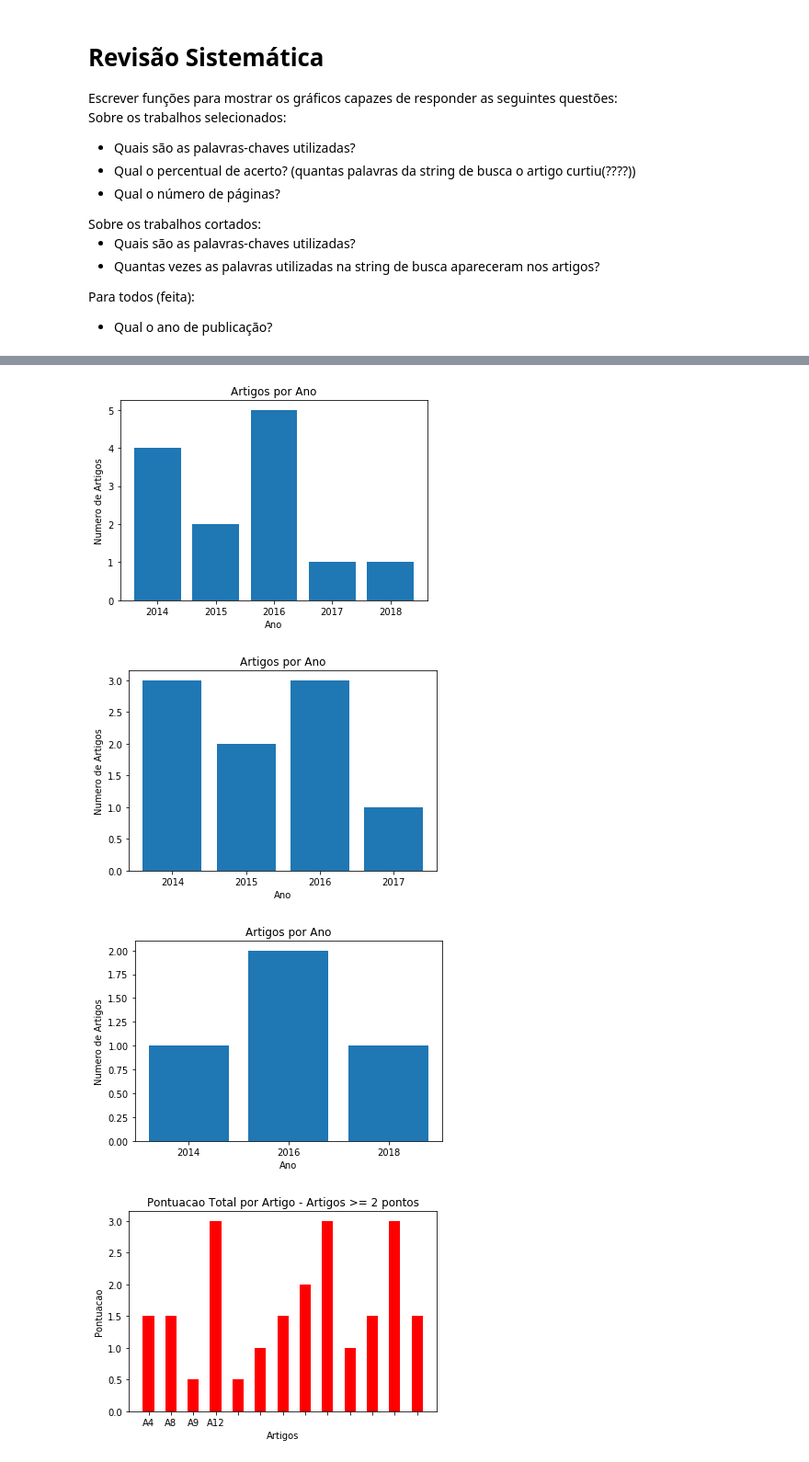
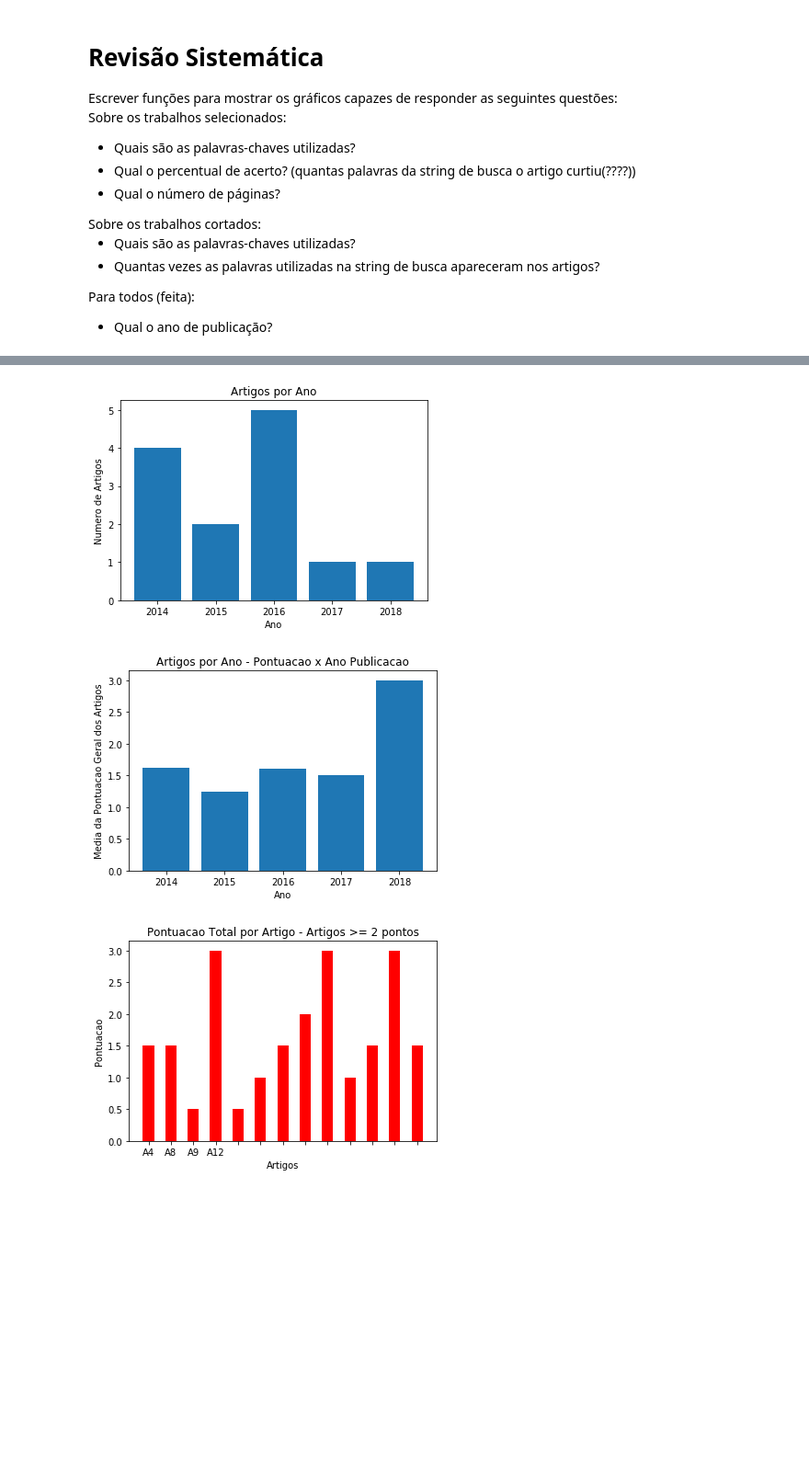
Before and after one commit to esponja92/codigoslr, a Jupyter notebook: SLR_Script.ipynb, the cells around one changed output, grey strips where cells are left out. Shown at 92% size. Saved outputs shown, nothing was run; the diff lists cells and outputs as text; code cells hidden in the pictures; blank space fills up the shorter version.

Commit message:
Cria plot Pontuacao x Ano e Resolve problema do Plot do Histograma

```diff
--- a/SLR_Script.ipynb
+++ b/SLR_Script.ipynb
@@ -64,7 +64,7 @@ def mostrar_grafico_artigos_por_ano(df):
 
     anos_dict.sort()
 
-    plt.title("Artigos por Ano")
+    plt.title("Artigos por Ano - Numero x Ano")
     plt.xlabel("Ano")
     plt.ylabel("Numero de Artigos")
 
@@ -73,12 +73,50 @@ def mostrar_grafico_artigos_por_ano(df):
     plt.show()
 
 mostrar_grafico_artigos_por_ano(df1)
-mostrar_grafico_artigos_por_ano(df2)
-mostrar_grafico_artigos_por_ano(df3)
 # %% [output]
 [figure]
-[figure, removed]
-[figure, removed]
+# %%
+def mostra_somatorio_artigo_por_ano(df):
+    numero = pd.DataFrame(np.array(['A'+str(i) for i in df.iloc[1:,0]]))
+    selecionado = pd.DataFrame(np.array(df.iloc[1:,1]))
+    titulo = pd.DataFrame(np.array(df.iloc[1:,3]))
+    notaGrazi = pd.DataFrame(np.array(df.iloc[1:,4]))
+    notaHugo = pd.DataFrame(np.array(df.iloc[1:,5]))
+    notaJessica = pd.DataFrame(np.array(df.iloc[1:,6]))
+    somatorio = pd.DataFrame(np.array(df.iloc[1:,7]))
+    ano = pd.DataFrame(np.array(df.iloc[1:,8]))
+
+    dfPoint = pd.concat([numero,somatorio,ano],axis=1)
+    dfPoint.columns = ['ID Artigo','somatorio','ano']
+#     dfPoint = dfPoint.apply(pd.to_numeric)
+
+    anos = dfPoint['ano']
+    anos = list(set(anos))
+
+    ano_total = []
+
+    for ano in anos:
+        total = 0
+        qtd = 0
+        for i in range(len(dfPoint['ano'])):
+            if(dfPoint['ano'][i] == ano):
+                total += float(dfPoint['somatorio'][i])
+                qtd += 1
+        ano_total.append([ano,total/float(qtd)])
+
+    ano_total.sort()
+
+    plt.title("Artigos por Ano - Pontuacao x Ano Publicacao")
+    plt.xlabel("Ano")
+    plt.ylabel("Media da Pontuacao Geral dos Artigos")
+    plt.bar(range(len(ano_total)), [e[1] for e in ano_total], align='center')
+    plt.xticks(range(len(ano_total)), [e[0] for e in ano_total])
+
+    plt.show()
+
+mostra_somatorio_artigo_por_ano(df1)
+# %% [output]
+[figure, added]
 # %%
 def mostrar_grafico_pontuacao_total_por_artigo(df):
     somatorio = pd.DataFrame(np.array(df.iloc[1:,7]))
```
Also changed, not shown: parts of 3 cells of this notebook.
